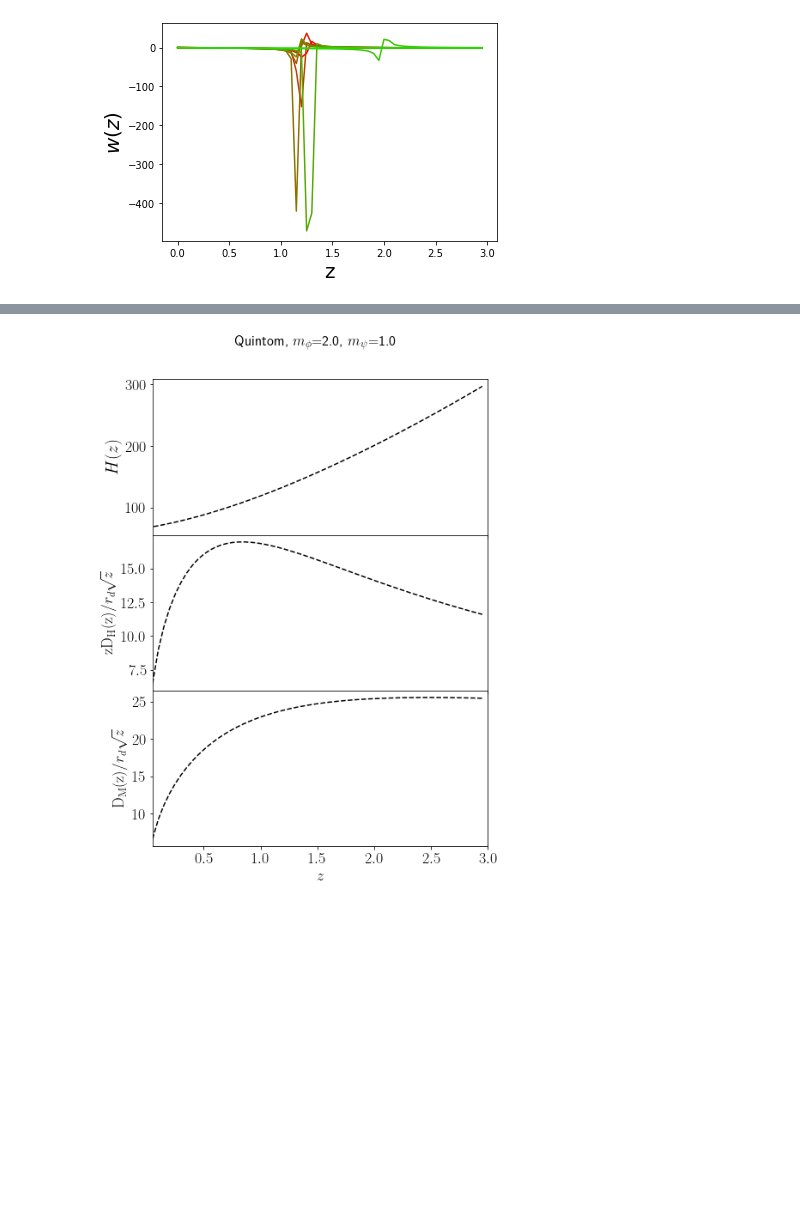
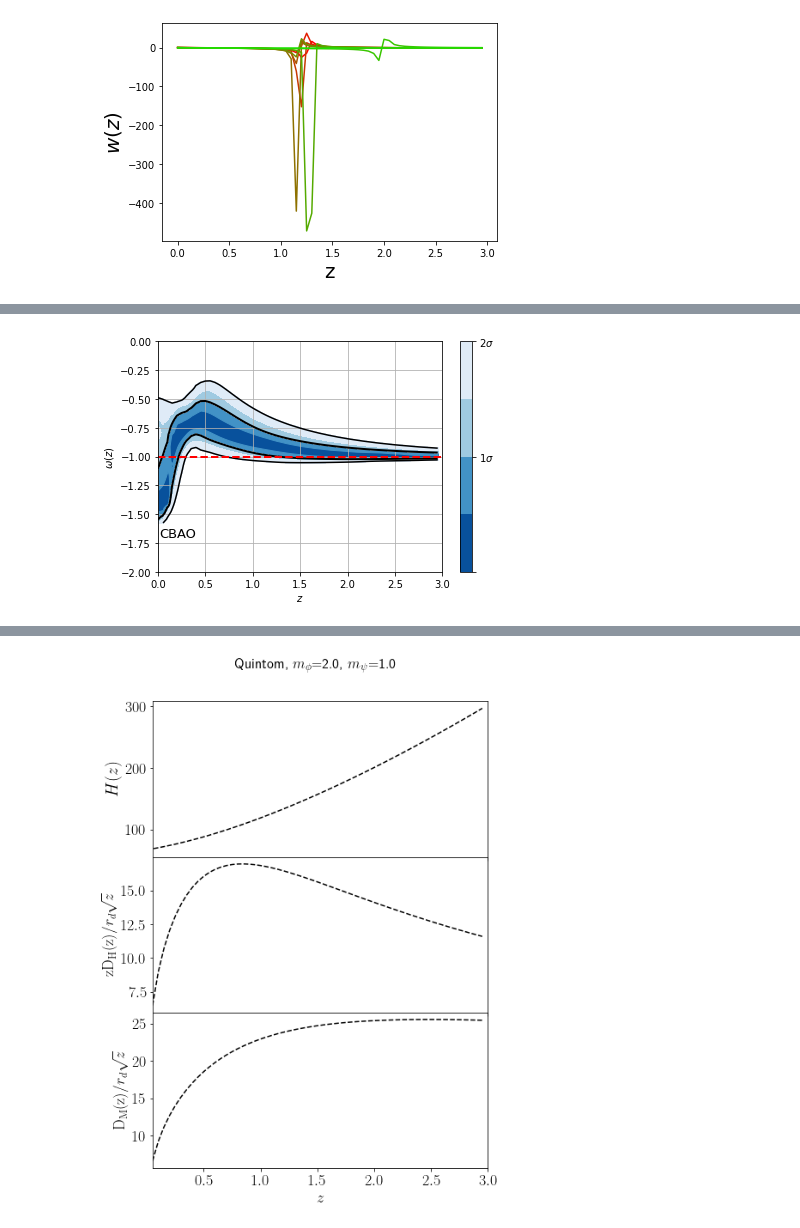
Before and after one commit to igomezv/simplemc_tests, a Jupyter notebook: plots_Quintom.ipynb, the cells around one changed output, grey strips where cells are left out. Saved outputs shown, nothing was run; the diff lists cells and outputs as text; code cells hidden in the pictures; blank space fills up the shorter version.

```diff
--- a/plots_Quintom.ipynb
+++ b/plots_Quintom.ipynb
@@ -575,6 +576,37 @@ def hoverzfn(z, params):
     T.call_functions()
     H = T.Hubble_a(1./(1+z))
     return H/(1+z)
+# %%
+# file_root = dir_name + '350/Quintom_couple_phy_SN+HD+CBAO_nested_multi'
+file_root = dir_name + '350/Quintom_couple_phy_CBAO_nested_multi'
+
+samples, weights = samples_from_getdist_chains(['Om', 'Obh2', 'h','mquin', 'mphan', 'beta'], file_root,
+                                               settings={'ignore_rows':0.5})
+# k = np.linspace(0,2,9)
+k = np.arange(0, 3, 0.05)
+
+cbar = plot_contours(eos, k, samples, weights=weights, colors=cmap_reversed, contour_line_levels=[1,2],
+                     linewidths=[2,1.5])
+cbar = plt.colorbar(cbar,ticks=[0,1,2],  )
+cbar.set_ticklabels(['',r'$1\sigma$',r'$2\sigma$'])
+plt.hlines(-1, xmin=0, xmax=3, colors='r',  linestyles='dashed', label='$w=-1$', lw=2)
+# plt.ylabel(r'$H(z)/(1+z)[km\;s^{-1}Mpc^{-1}]$')
+plt.ylabel(r'$\omega(z)$')
+plt.xlabel(r'$z$')
+plt.ylim(-2,0)
+plt.xlim(0, 3)
+plt.tight_layout()
+plt.grid()
+
+# plt.legend(loc='lower left')
+# plt.text(0.01,-1.7, 'SN+HD+CBAO', fontsize=13)
+# plt.savefig('eos_quintom_couple_sn+hd+cbao.png', dpi=300)
+# plt.savefig('eos_quintom_couple_sn+hd+cbao.svg')
+plt.text(0.01,-1.7, 'CBAO', fontsize=13)
+plt.savefig('eos_quintom_couple_cbao_burn5.png', dpi=300)
+plt.savefig('eos_quintom_couple_cbao_burn5.svg')
+# %% [output]
+[figure, added]
 # %%
 def hoverzfn_lcdm(z):
     T = LCDMCosmology()
```
Also changed, not shown: parts of 8 cells of this notebook.
